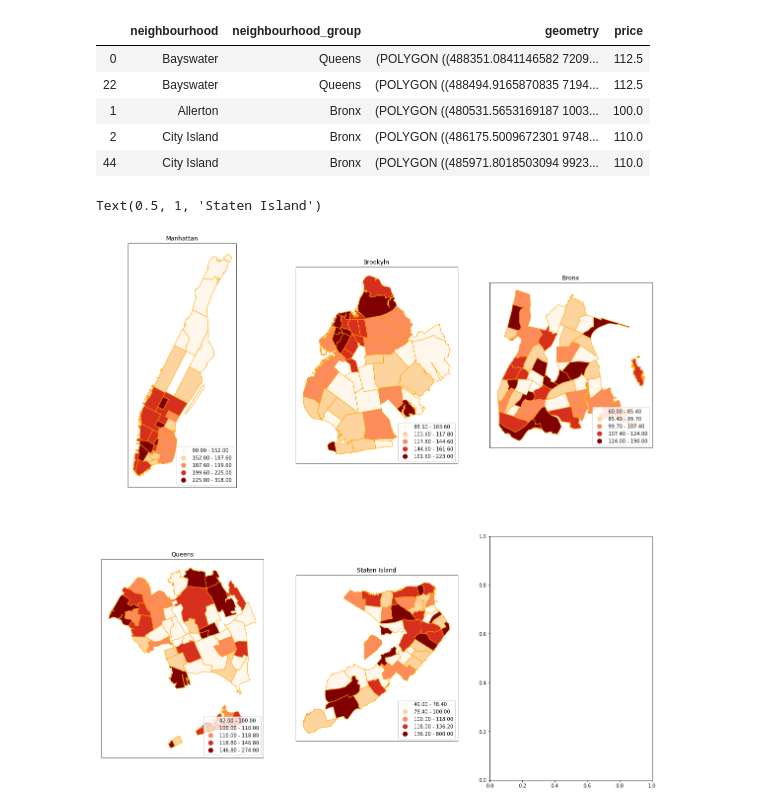
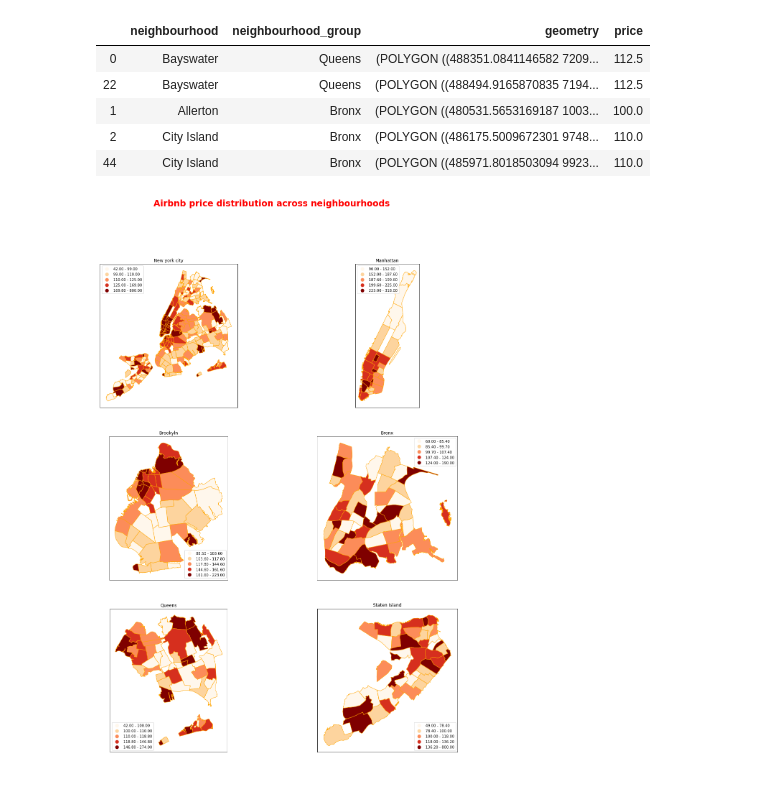
Before and after one commit to shravan-kuchkula/airbnb_nyc, a Jupyter notebook: notebooks/07_sk_price_distribution_five_boroughs.ipynb, the cells around one changed output. Saved outputs shown, nothing was run; the diff lists cells and outputs as text; code cells hidden in the pictures.

```diff
--- a/notebooks/07_sk_price_distribution_five_boroughs.ipynb
+++ b/notebooks/07_sk_price_distribution_five_boroughs.ipynb
@@ -327,19 +305,33 @@ def plot_coloropeth_borough(borough_name, ax):
     ax.axes.get_xaxis().set_visible(False)
     ax.axes.get_yaxis().set_visible(False)
     return ax
+# %%
+legend_pos = {
+    "all": {'loc':'upper left'},
+    "Manhattan": {'loc':'upper left'},
+    "Brooklyn": {'loc':'lower right'},
+    "Bronx": {'loc':'upper right'},
+    "Queens": {'loc':'lower left'},
+    "Staten Island": {'loc':'lower right'}
+}
 # %%
-fig, axes = plt.subplots(2, 3)
-fig.set_size_inches(20, 20)
-axes[0,0] = plot_coloropeth_borough("Manhattan", axes[0,0])
-axes[0,0].set_title("Manhattan")
-axes[0,1] = plot_coloropeth_borough("Brooklyn", axes[0,1])
-axes[0,1].set_title("Brookyln")
-axes[0,2] = plot_coloropeth_borough("Bronx", axes[0,2])
-axes[0,2].set_title("Bronx")
-axes[1,0] = plot_coloropeth_borough("Queens", axes[1,0])
-axes[1,0].set_title("Queens")
-axes[1,1] = plot_coloropeth_borough("Staten Island", axes[1,1])
-axes[1,1].set_title("Staten Island")
+fig, axes = plt.subplots(3, 2)
+fig.set_size_inches(20, 25)
+axes[0,0] = plot_coloropeth_borough("all", axes[0,0], legend_pos["all"])
+axes[0,0].set_title("New york city")
+axes[0,1] = plot_coloropeth_borough("Manhattan", axes[0,1], legend_pos["Manhattan"])
+axes[0,1].set_title("Manhattan")
+axes[1,0] = plot_coloropeth_borough("Brooklyn", axes[1,0], legend_pos["Brooklyn"])
+axes[1,0].set_title("Brookyln")
+axes[1,1] = plot_coloropeth_borough("Bronx", axes[1,1], legend_pos["Bronx"])
+axes[1,1].set_title("Bronx")
+axes[2,0] = plot_coloropeth_borough("Queens", axes[2,0], legend_pos["Queens"])
+axes[2,0].set_title("Queens")
+axes[2,1] = plot_coloropeth_borough("Staten Island", axes[2,1], legend_pos["Staten Island"])
+axes[2,1].set_title("Staten Island")
+
+plt.suptitle("Airbnb price distribution across neighbourhoods",
+             fontsize=24, fontweight='bold', color='red')
+plt.show()
 # %% [output]
-Text(0.5, 1, 'Staten Island')
-[figure, old version]
+[figure, new version]
```
Also changed, not shown: parts of 14 cells of this notebook.
